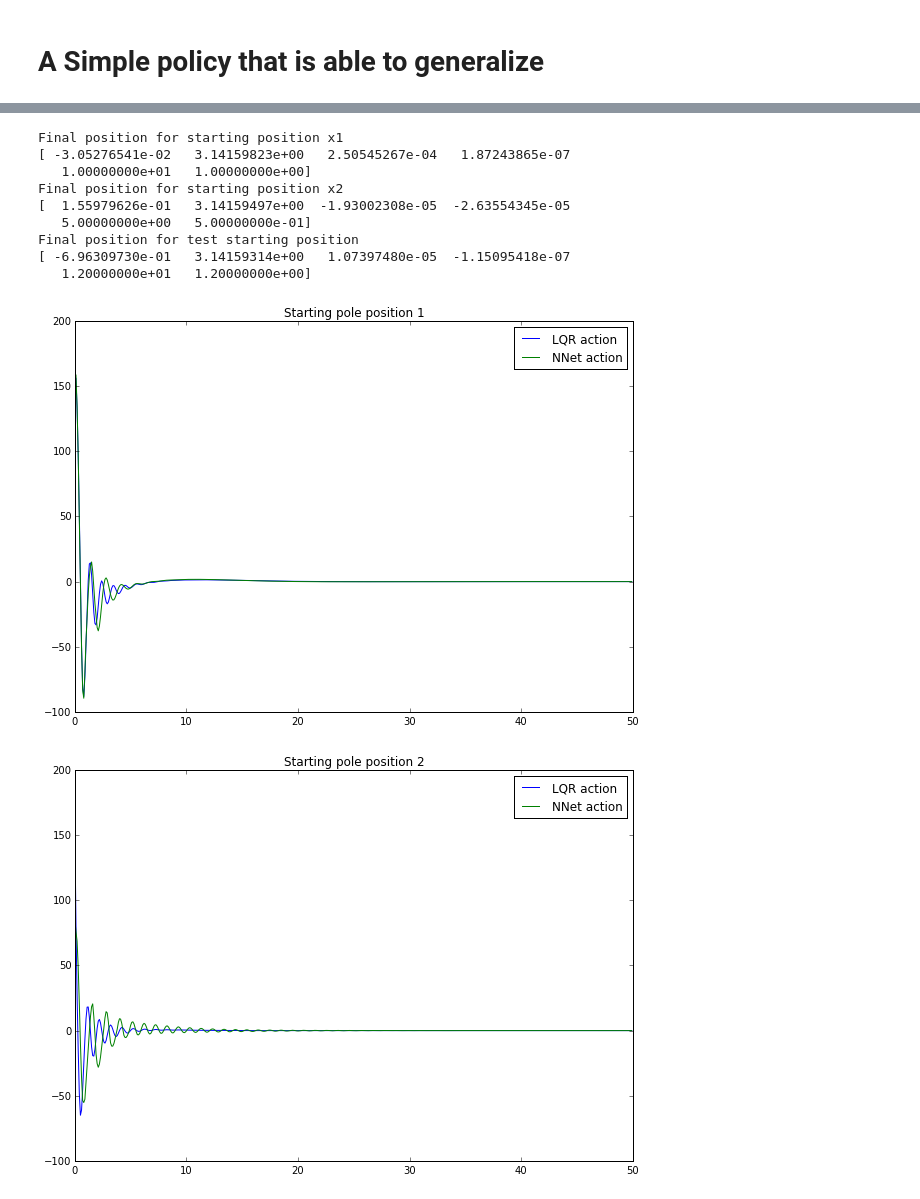
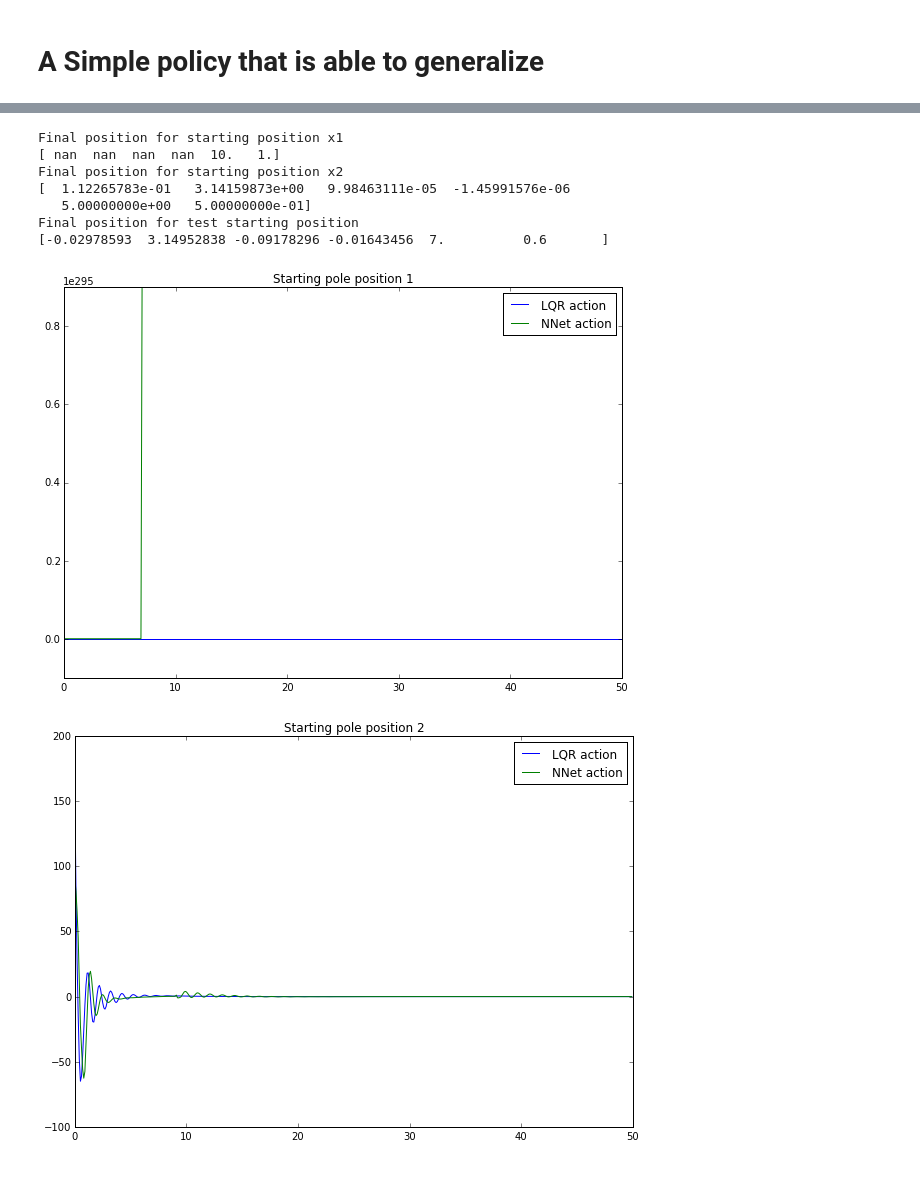
Before and after one commit to florensacc/crossrobot, a Jupyter notebook: GPS_Example.ipynb, the cells around one changed output, grey strips where cells are left out. Cells and saved outputs as stored; diff of their text form; code cells hidden in the pictures.

```diff
--- a/GPS_Example.ipynb
+++ b/GPS_Example.ipynb
@@ -39,5 +40,7 @@ K1, P1, Quu1 = cp.lqr_infinite_horizon(A1, B1, Q, R)
 x1 = np.array([0, np.pi - np.pi/4, 0, 0, 10, 1])
 x2 = np.array([0, np.pi + np.pi/4, 0, 0, 10, 1])
 
+Quu0 = np.array([[0.]])
+
 tr_x, tr_u, val_x, val_u, te_x, te_u = cp.gen_train_data([x1, x2], [K1, K1], [Quu1, Quu1],
-                                                         num_traj=20, traj_size=500)
+                                                         num_traj=50, noisy_mass_est=0.05, traj_size=500)
@@ -155,8 +169,8 @@ xref2 = np.array([0,np.pi,0,0,5,0.5])
 A2, B2, c2 = cp.linearize_cartpole_ext(xref2, uref, dt, eps)
 K2, P2, Quu2 = cp.lqr_infinite_horizon(A2, B2, Q, R)
 
-xref2 = np.array([0,np.pi,0,0,7.5,0.75])
-A3, B3, c3 = cp.linearize_cartpole_ext(xref2, uref, dt, eps)
+xref3 = np.array([0,np.pi,0,0,7.5,0.75])
+A3, B3, c3 = cp.linearize_cartpole_ext(xref3, uref, dt, eps)
 K3, P3, Quu3 = cp.lqr_infinite_horizon(A3, B3, Q, R)
 
 x3 = np.array([0, np.pi - np.pi/4, 0, 0, 5, 0.5])
@@ -179,7 +193,7 @@ input2, policy2, tr_loss2, val_loss2, test_loss2 = nnet.train_NN(
     tr_x, tr_u, val_x, val_u, te_x, te_u, # Training, validiation, and test data
     n_layers=1, n_hidden=25, # Nnet parameters
     learning_rule='adagrad', learning_rate=1.0, L1_reg=0.0, L2_reg=0.0000005, batch_size=20, rho=0.9, #SGD parameters
-    n_epochs=100, print_interval=10, random_order=True # Training parameters
+    n_epochs=200, print_interval=10, random_order=True # Training parameters
 )
 # %% [output]
 ... building the model
@@ -239,7 +256,7 @@ for t in range(499):
 
 # Second starting position
 x_sim2 = np.zeros([6,500])
-x_sim2[:,0] = x3
+x_sim2[:,0] = x4
 
 u_sim2 = np.zeros([500,])
 u_sim2[0] = feed_forward(x_sim2[:,0].reshape([1,6]))
@@ -249,7 +266,7 @@ for t in range(499):
     u_sim2[t+1] = feed_forward(x_sim2[:,t+1].reshape([1,6]))
 
 x_lqr2 = np.zeros([6,500])
-x_lqr2[:,0] = x3
+x_lqr2[:,0] = x4
 
 u_lqr2 = np.zeros([500,])
 u_lqr2[0] = np.dot(K1, x_lqr2[:,0] - x_ref2)
@@ -257,9 +274,9 @@ for t in range(499):
     x_lqr2[:,t+1] = cp.sim_cartpole_ext(x_lqr2[:,t], u_lqr2[t], dt)
     u_lqr2[t+1] = np.dot(K2, x_lqr2[:,t] - x_ref2)
 
-# Second starting position
+# Test starting position
 x_sim3 = np.zeros([6,500])
-x_sim3[:,0] = np.array([0, np.pi - np.pi/4, 0, 0, 12, 1.2])
+x_sim3[:,0] = np.array([0, np.pi - np.pi/4, 0, 0, 7, 0.6])
 
 u_sim3 = np.zeros([500,])
 u_sim3[0] = feed_forward(x_sim3[:,0].reshape([1,6]))
@@ -272,37 +289,35 @@ tt = dt*np.arange(0,500)
 plt.figure(figsize=(10,7))
 plt.plot(tt, u_lqr1.flatten(), label="LQR action")
 plt.plot(tt, u_sim1.flatten(), label="NNet action")
 plt.title("Starting pole position 1")
 plt.legend()
 
 tt = dt*np.arange(0,500)
 plt.figure(figsize=(10,7))
 plt.plot(tt, u_lqr2.flatten(), label="LQR action")
 plt.plot(tt, u_sim2.flatten(), label="NNet action")
 plt.title("Starting pole position 2")
 plt.legend()
 
 tt = dt*np.arange(0,500)
 plt.figure(figsize=(10,7))
 plt.plot(tt, u_sim3.flatten(), label="NNet action")
 plt.title("Test position")
 plt.legend()
 
 print "Final position for starting position x1"
 print x_sim1[:,-1]
 print "Final position for starting position x2"
 print x_sim2[:,-1]
 print "Final position for test starting position"
 print x_sim3[:,-1]
 # %% [output]
 Final position for starting position x1
-[ -3.05276541e-02   3.14159823e+00   2.50545267e-04   1.87243865e-07
-   1.00000000e+01   1.00000000e+00]
+[ nan  nan  nan  nan  10.   1.]
 Final position for starting position x2
-[  1.55979626e-01   3.14159497e+00  -1.93002308e-05  -2.63554345e-05
+[  1.12265783e-01   3.14159873e+00   9.98463111e-05  -1.45991576e-06
    5.00000000e+00   5.00000000e-01]
 Final position for test starting position
-[ -6.96309730e-01   3.14159314e+00   1.07397480e-05  -1.15095418e-07
-   1.20000000e+01   1.20000000e+00]
+[-0.02978593  3.14952838 -0.09178296 -0.01643456  7.          0.6       ]
-[figure, old version]
+[figure, new version]
-[figure, old version]
+[figure, new version]
```
Also changed, not shown: parts of 25 cells of this notebook, 4 other files.
